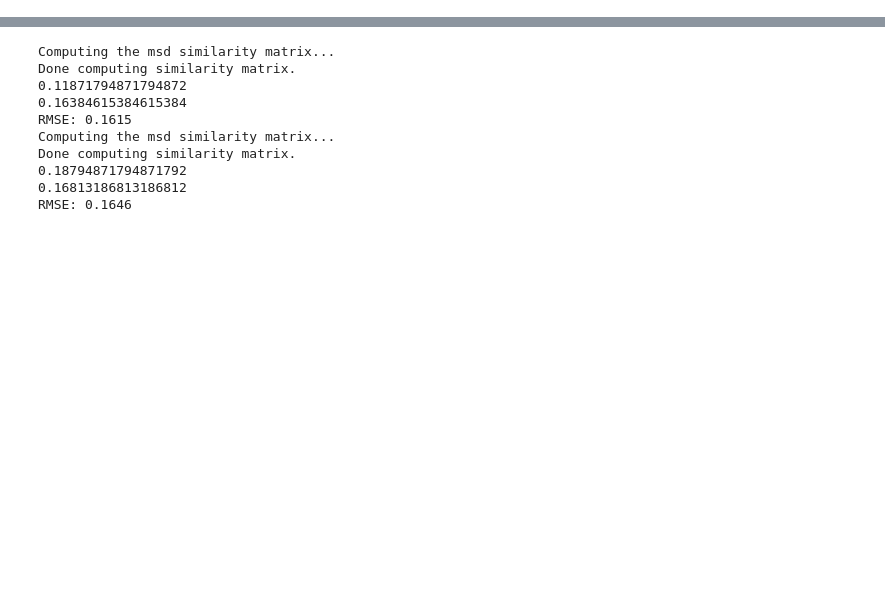
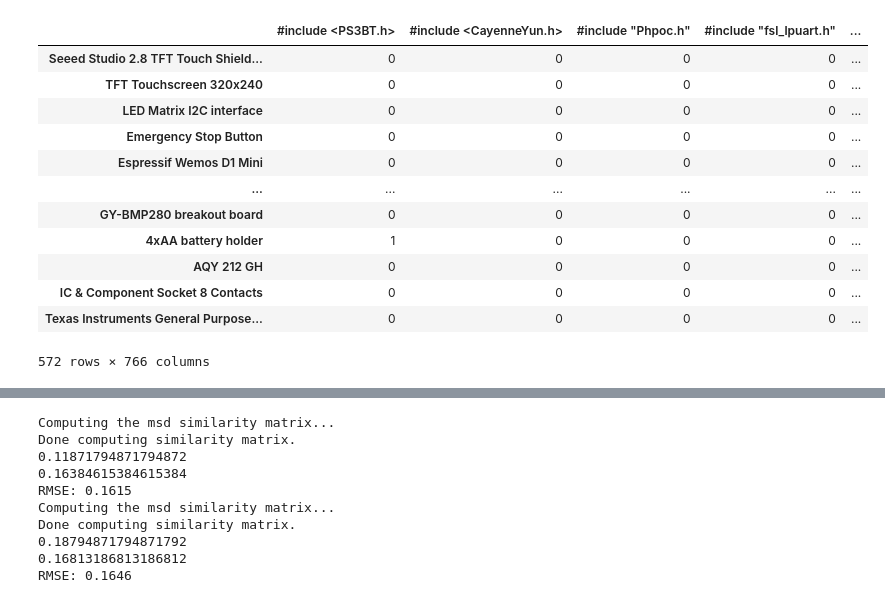
Before and after one commit to skynetnfb/low-code-ard-proj, a Jupyter notebook: data-scraper/notebook_libraries.ipynb, the cells around one changed output, grey strips where cells are left out. Cells and saved outputs as stored; diff of their text form; code cells hidden in the pictures; blank space fills up the shorter version.

```diff
--- a/data-scraper/notebook_libraries.ipynb
+++ b/data-scraper/notebook_libraries.ipynb
@@ -91,0 +134,16 @@ display(df_with_lib.head(10))
+# %%
+cut_and_save_comp_lib_df(pd.read_csv('complete_project_lib_df.csv'), row_cut=10, col_cut=10, output_file= 'df_comp_lib_cut_10_10.csv')
+# %% [output]
+|  | #include <PS3BT.h> | #include <CayenneYun.h> | #include "Phpoc.h" | #include "fsl_lpuart.h" | ... |
+| Seeed Studio 2.8 TFT Touch Shield... | 0 | 0 | 0 | 0 | ... |
+| TFT Touchscreen 320x240 | 0 | 0 | 0 | 0 | ... |
+| LED Matrix I2C interface | 0 | 0 | 0 | 0 | ... |
+| Emergency Stop Button | 0 | 0 | 0 | 0 | ... |
+| Espressif Wemos D1 Mini | 0 | 0 | 0 | 0 | ... |
+| ... | ... | ... | ... | ... | ... |
+| GY-BMP280 breakout board | 0 | 0 | 0 | 0 | ... |
+| 4xAA battery holder | 1 | 0 | 0 | 0 | ... |
+| AQY 212 GH | 0 | 0 | 0 | 0 | ... |
+| IC & Component Socket 8 Contacts | 0 | 0 | 0 | 0 | ... |
+| Texas Instruments General Purpose... | 0 | 0 | 0 | 0 | ... |
+572 rows × 766 columns
```
Also changed, not shown: parts of 21 cells of this notebook, 57 other files.
